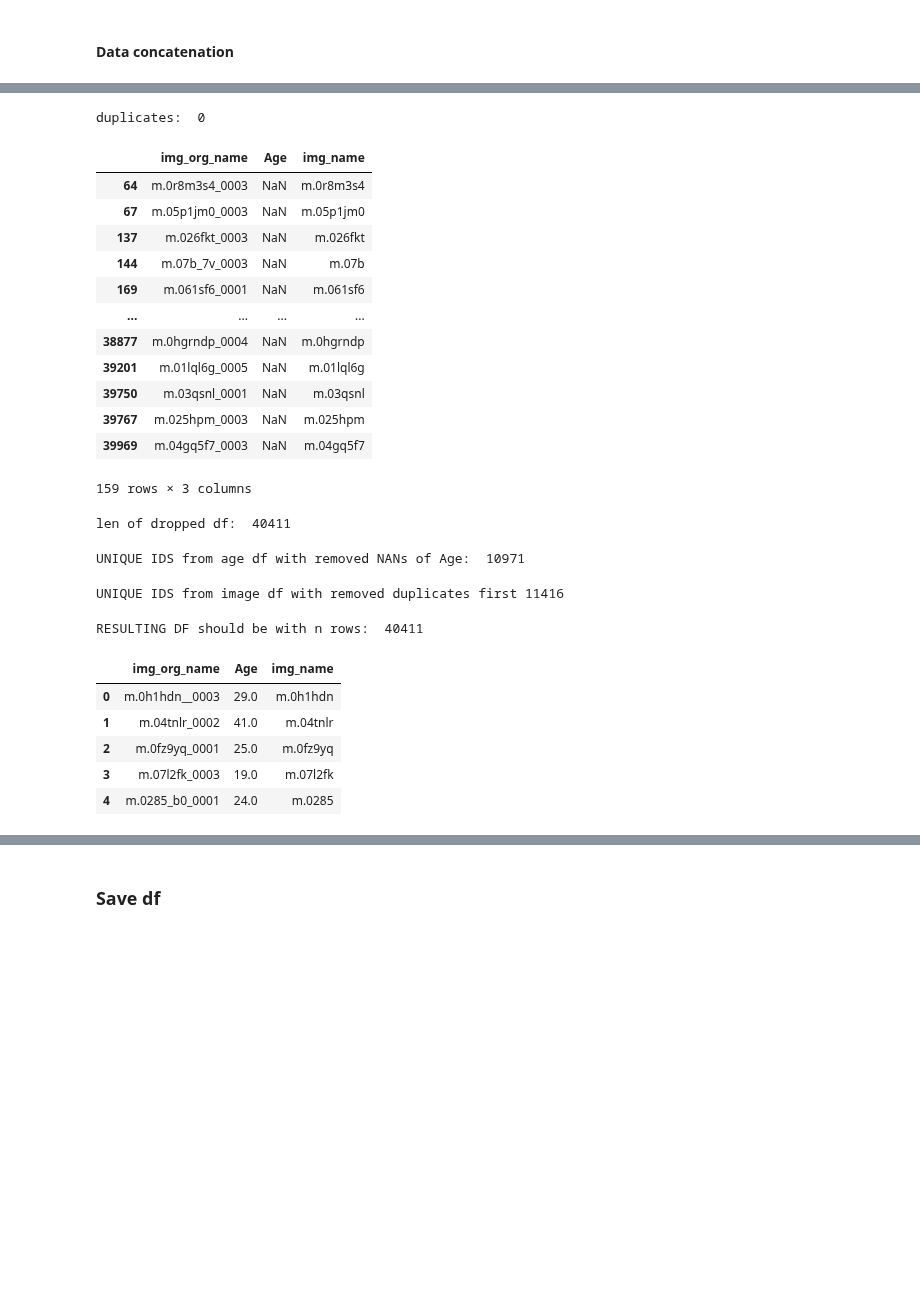
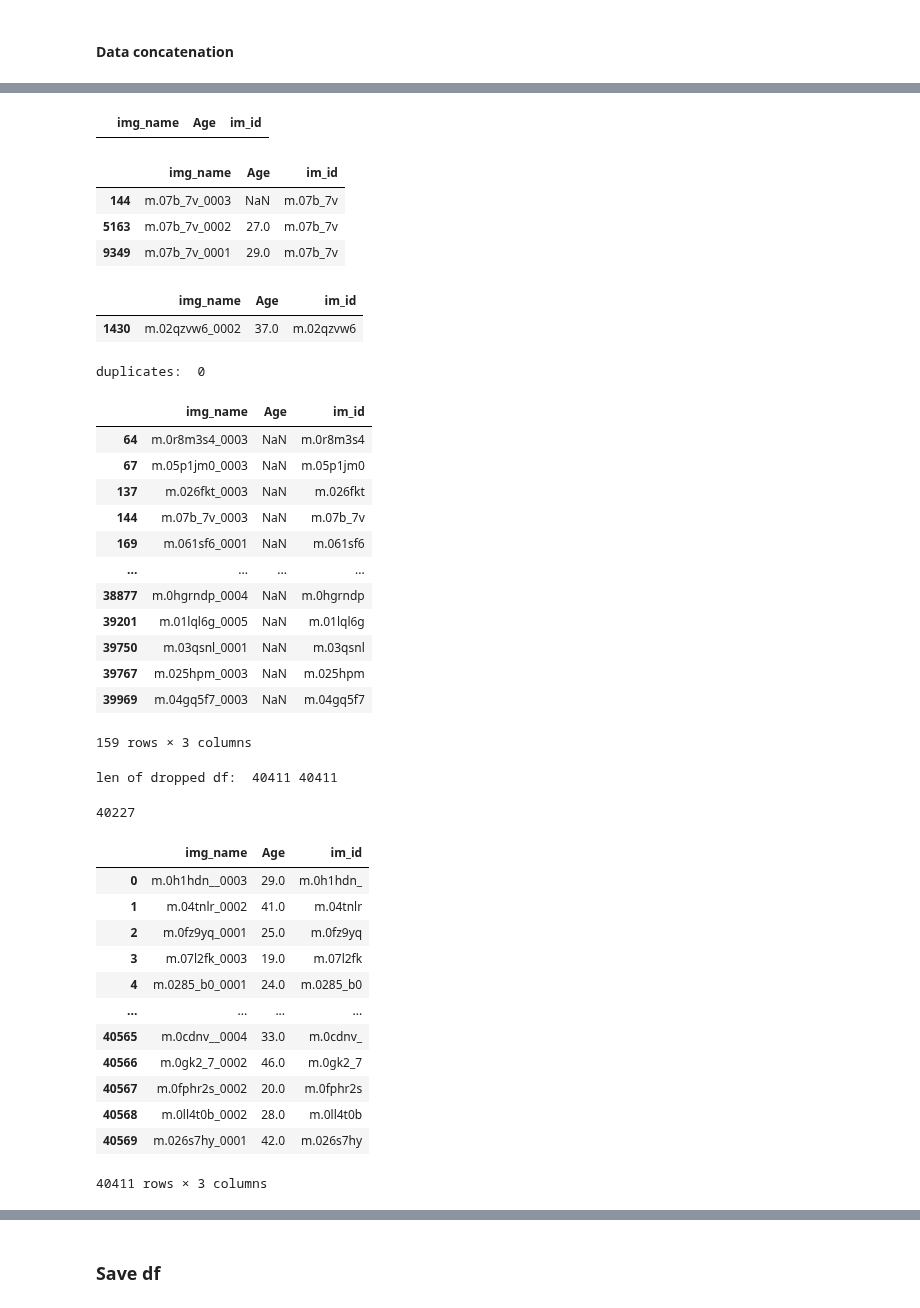
Before and after one commit to Kat-Gabi/Master_Thesis, a Jupyter notebook: notebooks/data_loading_rlfw.ipynb, the cells around one changed output, grey strips where cells are left out. Drawn from its saved outputs; the diff is of its cells as text; code cells hidden in the pictures; blank space fills up the shorter version.

Commit message:
CORRECT data loading and csv files

```diff
--- a/notebooks/data_loading_rlfw.ipynb
+++ b/notebooks/data_loading_rlfw.ipynb
@@ -116,9 +155,9 @@ Name: count, dtype: int64
 raw_data_path = '../data/raw_full/'
 data_dict = {}
 
-for ethnicity_age in os.listdir(raw_data_path + 'RLFW'):
+for ethnicity_age in os.listdir(raw_data_path + 'RFW'):
     if ethnicity_age.endswith('.json'):
-        with open(raw_data_path + 'RLFW/'+ethnicity_age, 'r') as file:
+        with open(raw_data_path + 'RFW/'+ethnicity_age, 'r') as file:
             json_data = json.load(file)
             data_dict.update(json_data)
 
@@ -133,10 +172,10 @@ print("df length: ",len(age_df)) #11416
 # Convert the 'Age' column to numeric
 age_df['Age'] = pd.to_numeric(age_df['Age'])
 age_df.reset_index(inplace=True)
-age_df.columns = ['img_org_name', 'Age']
+age_df.columns = ['img_name', 'Age']
 
 # convert from m.02q26w2_0001 to m.02q26w2
-age_df["img_name"] = age_df.img_org_name.apply(lambda x: x.split('_')[0])
+age_df["im_id"] = age_df.img_name.apply(lambda x: x[:-5])
 age_df.head()
 # %% [output]
 df length:  40570
@@ -149,2 +188,18 @@ df length:  40570
+# %%
+age_df[age_df.im_id == "m.07b"]  #obs forskellige im_id her !
+# %% [output]
+|  | img_name | Age | im_id |
+# %%
+age_df[age_df.im_id == "m.07b_7v"]
+# %% [output]
+|  | img_name | Age | im_id |
+| 144 | m.07b_7v_0003 | NaN | m.07b_7v |
+| 5163 | m.07b_7v_0002 | 27.0 | m.07b_7v |
+| 9349 | m.07b_7v_0001 | 29.0 | m.07b_7v |
+# %%
+age_df[age_df.img_name == "m.02qzvw6_0002"] #asian
+# %% [output]
+|  | img_name | Age | im_id |
+| 1430 | m.02qzvw6_0002 | 37.0 | m.02qzvw6 |
 # %%
 # Check for duplicates
@@ -155,11 +210,11 @@ duplicates:  0
 # Null values, drop these:
 age_df[age_df.isnull().any(axis=1)]
 # %% [output]
-|  | img_org_name | Age | img_name |
+|  | img_name | Age | im_id |
 | 64 | m.0r8m3s4_0003 | NaN | m.0r8m3s4 |
 | 67 | m.05p1jm0_0003 | NaN | m.05p1jm0 |
 | 137 | m.026fkt_0003 | NaN | m.026fkt |
-| 144 | m.07b_7v_0003 | NaN | m.07b |
+| 144 | m.07b_7v_0003 | NaN | m.07b_7v |
 | 169 | m.061sf6_0001 | NaN | m.061sf6 |
 | ... | ... | ... | ... |
 | 38877 | m.0hgrndp_0004 | NaN | m.0hgrndp |
@@ -171,27 +226,28 @@ age_df[age_df.isnull().any(axis=1)]
 # %%
 # Drop null values
 age_df = age_df.dropna()
-print("len of dropped df: ",len(age_df))
+print("len of dropped df: ",len(age_df), 40570-159)
 # %% [output]
-len of dropped df:  40411
+len of dropped df:  40411 40411
-# %%
-print("UNIQUE IDS from age df with removed NANs of Age: ", age_df.img_name.nunique())
-# %% [output]
-UNIQUE IDS from age df with removed NANs of Age:  10971
-# %%
-print("UNIQUE IDS from image df with removed duplicates first" , df.img_name.nunique())
-# %% [output]
-UNIQUE IDS from image df with removed duplicates first 11416
 # %%
-print("RESULTING DF should be with n rows: ", len(age_df))
+#print("RESULTING DF should be with n rows: ", len(age_df))
-# %% [output]
-RESULTING DF should be with n rows:  40411
+# %%
+40384-157
+# %% [output]
+40227
 # %%
-age_df.head()
+age_df
 # %% [output]
-|  | img_org_name | Age | img_name |
-| 0 | m.0h1hdn__0003 | 29.0 | m.0h1hdn |
+|  | img_name | Age | im_id |
+| 0 | m.0h1hdn__0003 | 29.0 | m.0h1hdn_ |
 | 1 | m.04tnlr_0002 | 41.0 | m.04tnlr |
 | 2 | m.0fz9yq_0001 | 25.0 | m.0fz9yq |
 | 3 | m.07l2fk_0003 | 19.0 | m.07l2fk |
-| 4 | m.0285_b0_0001 | 24.0 | m.0285 |
+| 4 | m.0285_b0_0001 | 24.0 | m.0285_b0 |
+| ... | ... | ... | ... |
+| 40565 | m.0cdnv__0004 | 33.0 | m.0cdnv_ |
+| 40566 | m.0gk2_7_0002 | 46.0 | m.0gk2_7 |
+| 40567 | m.0fphr2s_0002 | 20.0 | m.0fphr2s |
+| 40568 | m.0ll4t0b_0002 | 28.0 | m.0ll4t0b |
+| 40569 | m.026s7hy_0001 | 42.0 | m.026s7hy |
+40411 rows × 3 columns
```
Also changed, not shown: parts of 21 cells of this notebook, 8 other files.
